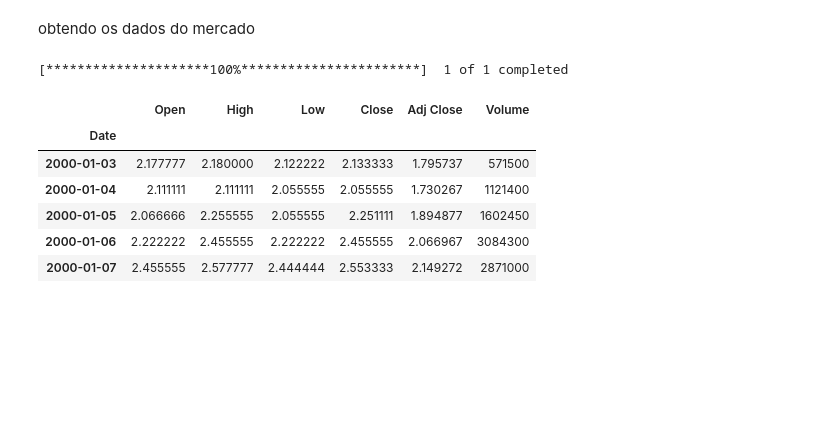
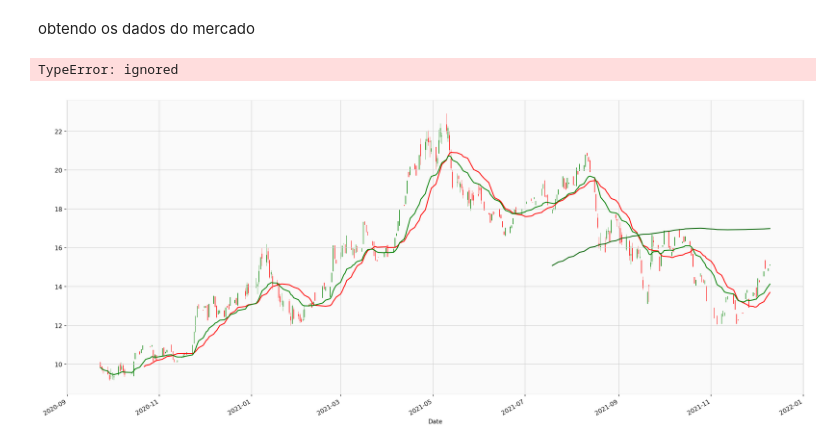
Before and after one commit to mozzaquatro/financial_market, a Jupyter notebook: 02_Definindo_intervalos,_calculando_e_plotando_médias_móveis.ipynb, the cells around one changed output. Drawn from its saved outputs; the diff is of its cells as text; code cells hidden in the pictures; blank space fills up the shorter version.

```diff
--- a/02_Definindo_intervalos,_calculando_e_plotando_médias_móveis.ipynb
+++ b/02_Definindo_intervalos,_calculando_e_plotando_médias_móveis.ipynb
@@ -32,14 +20,2 @@ Successfully installed lxml-4.6.3 yfinance-0.1.63
 # %% [markdown]
 obtendo os dados do mercado
-# %%
-ibov = web.get_data_yahoo('USIM5.SA')
-ibov.head()
-# %% [output]
-[*********************100%***********************]  1 of 1 completed
-|  | Open | High | Low | Close | Adj Close | Volume |
-| Date |  |  |  |  |  |  |
-| 2000-01-03 | 2.177777 | 2.180000 | 2.122222 | 2.133333 | 1.795737 | 571500 |
-| 2000-01-04 | 2.111111 | 2.111111 | 2.055555 | 2.055555 | 1.730267 | 1121400 |
-| 2000-01-05 | 2.066666 | 2.255555 | 2.055555 | 2.251111 | 1.894877 | 1602450 |
-| 2000-01-06 | 2.222222 | 2.455555 | 2.222222 | 2.455555 | 2.066967 | 3084300 |
-| 2000-01-07 | 2.455555 | 2.577777 | 2.444444 | 2.553333 | 2.149272 | 2871000 |
@@ -48 +22,62 @@ ibov.tail()
+# %%
+ticket = yf.Ticker('USIM5.SA')
+#ibov = web.get_data_yahoo(ticket)
+#print(ibov.shape)
+##print(ticket.info)
+data = ticket.history(period='300d')
+data
+data.columns = map(str.lower, data.columns)
+data
+# %%
+#create figure
+plt.figure(figsize=(22,10),dpi=200)
+
+#define width of candlestick elements
+width = .4
+width2 = .05
+
+#define up and down prices
+up = data[data.close>=data.open]
+down = data[data.close<data.open]
+
+#define colors to use
+col1 = 'green'
+col2 = 'red'
+
+#plot up prices
+plt.bar(up.index,up.close-up.open,width,bottom=up.open,color=col1)
+plt.bar(up.index,up.high-up.close,width2,bottom=up.close,color=col1)
+plt.bar(up.index,up.low-up.open,width2,bottom=up.open,color=col1)
+
+#plot down prices
+plt.bar(down.index,down.close-down.open,width,bottom=down.open,color=col2)
+plt.bar(down.index,down.high-down.open,width2,bottom=down.open,color=col2)
+plt.bar(down.index,down.low-down.close,width2,bottom=down.close,color=col2)
+
+#rotate x-axis tick labels
+plt.xticks(rotation=45, ha='right')
+
+
+#média aritmetica
+mma21 = data.close.rolling(21).mean().plot(label="MMA21",color="red")
+mma200 = data.close.rolling(200).mean().plot(label="MMA200", color="darkgreen")
+#media exponencial
+mme9 = data.close.ewm(9).mean().plot(label="MME9", color="green")
+
+
+intersection
+
+#legenda
+plt.legend()
+
+#display candlestick chart
+plt.show()
+
+
+#
+plt.fill( data.close.rolling(21).mean() , data.close.ewm(9).mean())
+#plt.fill (mma21,mme9)
+# %% [output]
+TypeError: ignored
+[figure, added]
 # %%
```
Also changed, not shown: parts of 6 cells of this notebook.
